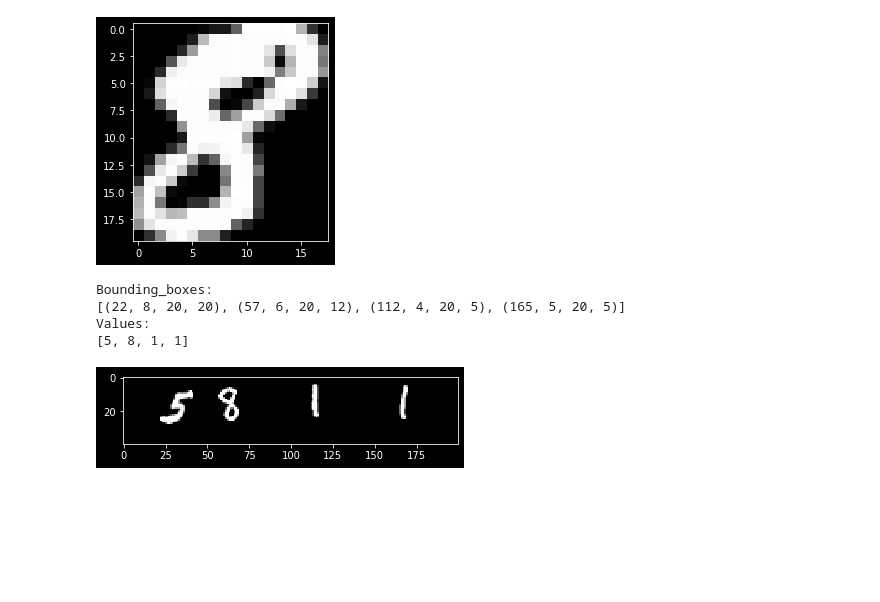
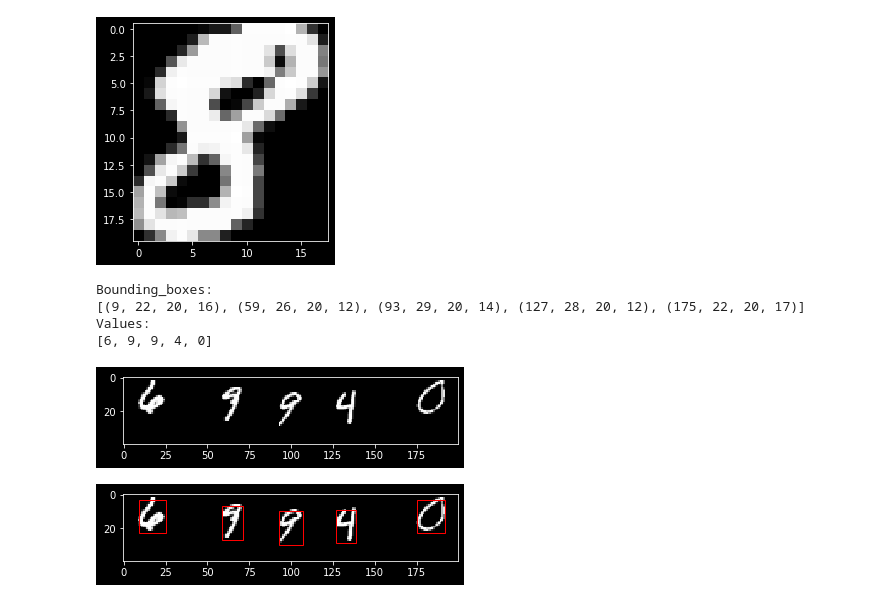
Before and after one commit to Ali-Nawed/handwriting_data_generator, a Jupyter notebook: example.ipynb, the cells around one changed output. Saved outputs shown, nothing was run; the diff lists cells and outputs as text; code cells hidden in the pictures; blank space fills up the shorter version.

Commit message:
added bounding box plotting

```diff
--- a/example.ipynb
+++ b/example.ipynb
@@ -32,16 +32,17 @@ plt.imshow(new_im, cmap='gray')
 # %%
 image, x_vals, y_vals = generate_image(X,Y)
 plt.imshow(image, cmap='gray')
-print(
-f'''Bounding_boxes:
-{x_vals}
-Values:
-{y_vals}
-'''
-)
+print('Bounding_boxes:')
+print(x_vals)
+print('Values:')
+print(y_vals)
 # %% [output]
 Bounding_boxes:
-[(22, 8, 20, 20), (57, 6, 20, 12), (112, 4, 20, 5), (165, 5, 20, 5)]
+[(9, 22, 20, 16), (59, 26, 20, 12), (93, 29, 20, 14), (127, 28, 20, 12), (175, 22, 20, 17)]
 Values:
-[5, 8, 1, 1]
+[6, 9, 9, 4, 0]
-[figure, old version]
+[figure, new version]
+# %%
+show_boxes(image, x_vals)
+# %% [output]
+[figure, added]
```
Also changed, not shown: parts of 1 cell of this notebook, 1 other file.
